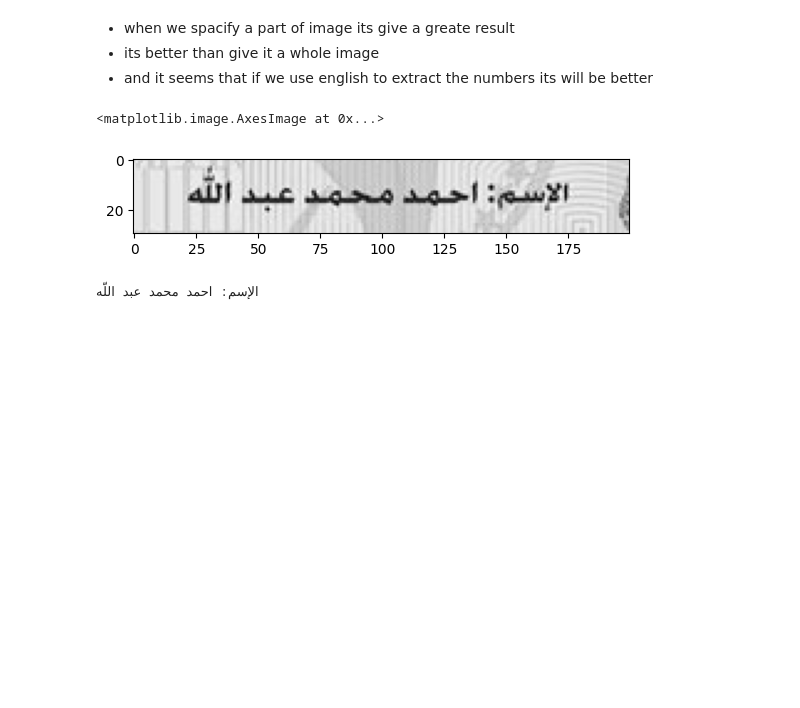
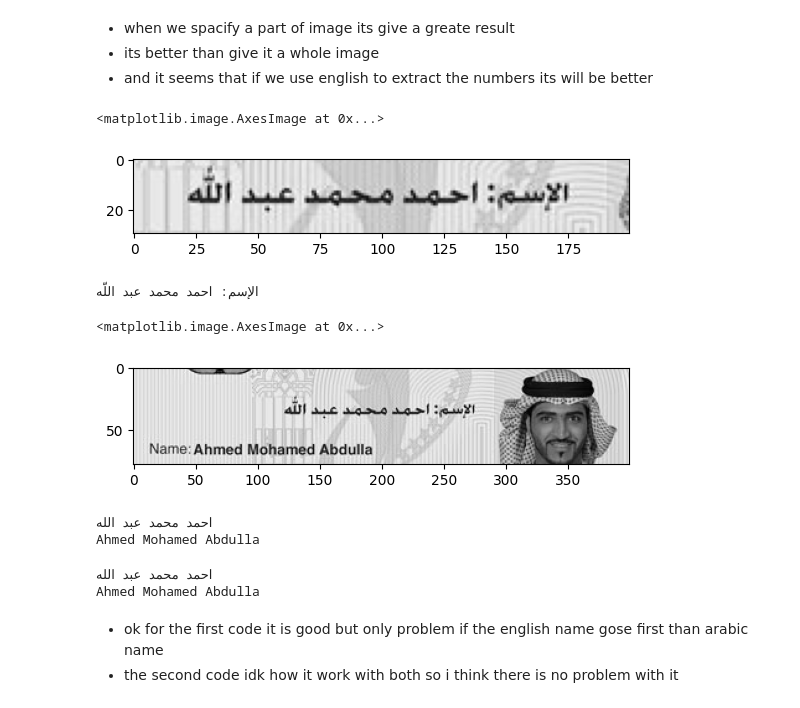
Before and after one commit to ABDULLAHHG/National-ID-Card-Recognition, a Jupyter notebook: Untitled.ipynb, the cells around one changed output. Cells and saved outputs as stored; diff of their text form; code cells hidden in the pictures; blank space fills up the shorter version.

Commit message:
create 2 ways to extruct the arabic name and the english name

```diff
--- a/Untitled.ipynb
+++ b/Untitled.ipynb
@@ -134,3 +134,36 @@ print(pytesseract.image_to_string(gray[150:180,100:300],lang='ara'))
 الإسم: احمد محمد عبد اللّه
 # %%
 # Ok let try to create an extractor that depends on a part of images and try to use it on diffrent image
+# %%
+# extrauct the name
+plt.imshow(gray[int(gray.shape[0] * 0.5):int(gray.shape[0] * 0.8) , :] , cmap = "gray")
+# %% [output]
+<matplotlib.image.AxesImage at 0x...>
+[figure, added]
+# %%
+## to extrauct arabic name
+
+# take the first line to ignore the name at english
+# than remove the first word by split on ":"
+# than strip the name to ignore any space on left or right
+print(pytesseract.image_to_string(gray[int(gray.shape[0] * 0.5):int(gray.shape[0] * 0.8) , :] ,lang='ara').split("\n")[0].split(":")[1].strip())
+
+## to extrauct english name
+
+# split on ":" and take the second one
+# then split on line and take the first
+# than strip the name to ignore any space on left or right
+print(pytesseract.image_to_string(gray[int(gray.shape[0] * 0.5):int(gray.shape[0] * 0.8) , :] ,lang='eng').split(":")[1].split("\n")[0].strip())
+# %% [output]
+احمد محمد عبد الله
+Ahmed Mohamed Abdulla
+# %%
+# ok and for some reason that code work for arabic and english just change the language
+print(pytesseract.image_to_string(gray[int(gray.shape[0] * 0.5):int(gray.shape[0] * 0.8) , :] ,lang='ara').split(":")[1].split("\n")[0].strip())
+print(pytesseract.image_to_string(gray[int(gray.shape[0] * 0.5):int(gray.shape[0] * 0.8) , :] ,lang='eng').split(":")[1].split("\n")[0].strip())
+# %% [output]
+احمد محمد عبد الله
+Ahmed Mohamed Abdulla
+# %% [markdown]
+* ok for the first code it is good but only problem if the english name gose first than arabic name
+* the second code idk how it work with both so i think there is no problem with it
```
Also changed, not shown: parts of 1 cell of this notebook.
